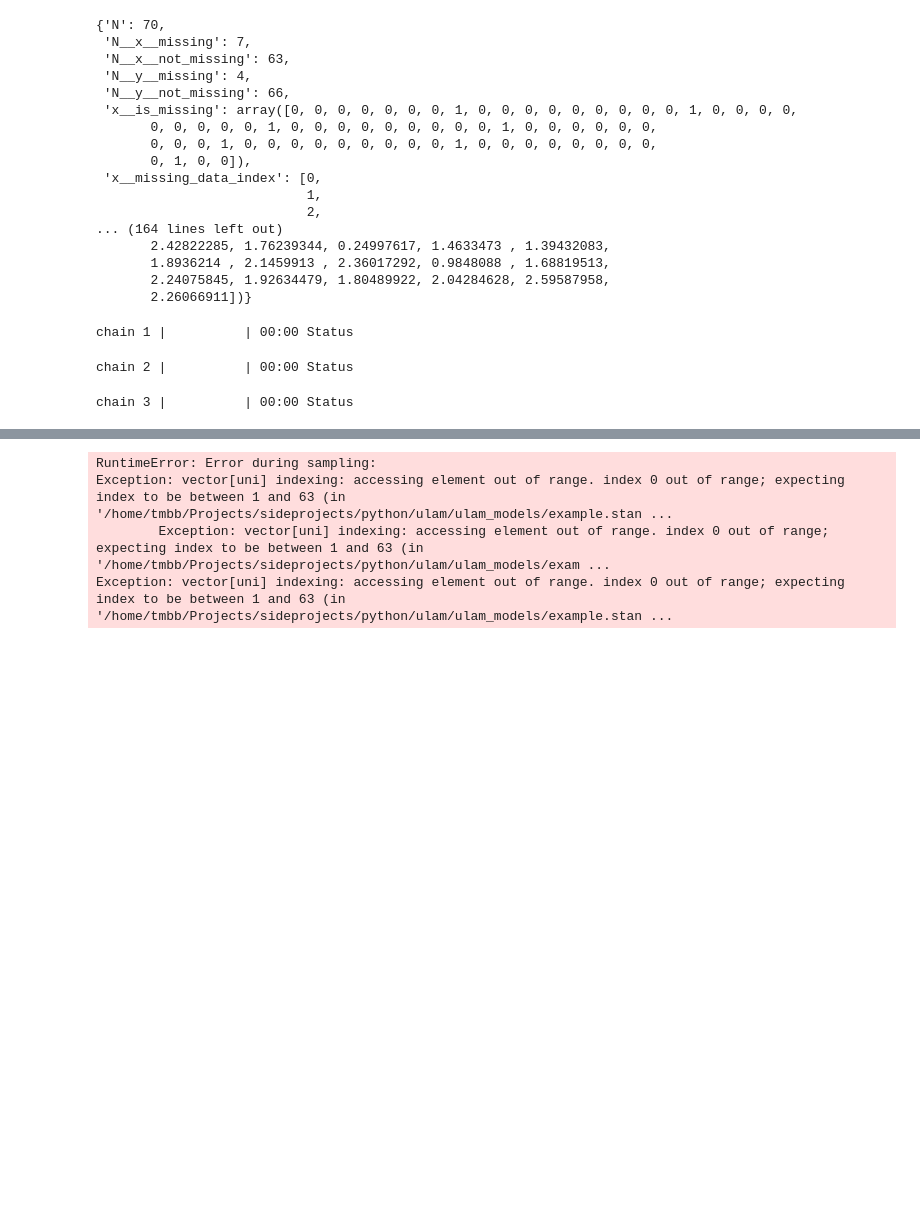
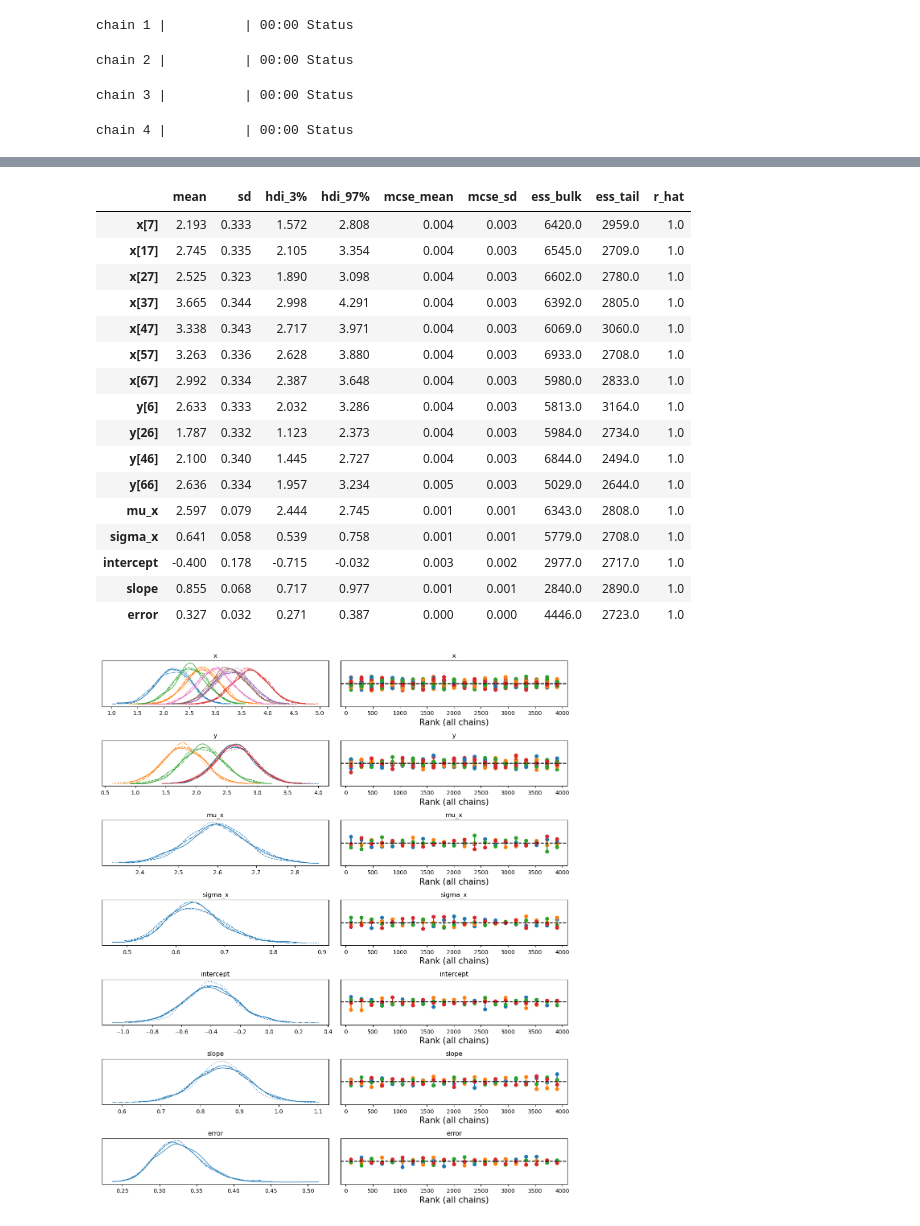
Before and after one commit to tmbb/ulam, a Jupyter notebook: ulam.ipynb, the cells around one changed output, grey strips where cells are left out. Saved outputs shown, nothing was run; the diff lists cells and outputs as text; code cells hidden in the pictures; blank space fills up the shorter version.

```diff
--- a/ulam.ipynb
+++ b/ulam.ipynb
@@ -11,6 +14,9 @@ with UlamModel(stan_file="ulam_models/example.stan") as u:
     y = u.data('y', u.vector(N), missing_data=True)
 
     # Should go to the parameters block
+    mu_x = u.parameter('mu_x', u.real())
+    sigma_x = u.parameter('sigma_x', u.real(lower=0.01))
+
     intercept = u.parameter('intercept', u.real())
     slope = u.parameter('slope', u.real())
     error = u.parameter('error', u.real(lower=0.01))
@@ -19,6 +25,7 @@ with UlamModel(stan_file="ulam_models/example.stan") as u:
     # from the analysis of the generated AST and form "type analysis" of
     # the variables
     for i in u.range('i', 1, N):
+        x[i] ^ u.Normal(mu_x, sigma_x)
         # Uppercase because in Ulam distributions are uppercase and functions are lowercase
         y[i] ^ u.Normal(x[i] * slope + intercept, error)
 # %% [output]
@@ -27,8 +34,8 @@ with UlamModel(stan_file="ulam_models/example.stan") as u:
 # %%
-from cmdstanpy import CmdStanModel
 import numpy
 import pandas
 import scipy.stats
+from matplotlib import pyplot
 
 slope = 0.89
 intercept = -0.5
@@ -41,9 +48,17 @@ y_full = scipy.stats.norm.rvs(size=N, loc=(x_full * slope + intercept), scale=er
 x = pandas.Series([(i % 5 == 2 and i % 2 == 1) and numpy.NaN or x_i for (i, x_i) in enumerate(x_full)])
 y = pandas.Series([(i % 4 == 2 and i % 5 == 1) and numpy.NaN or y_i for (i, y_i) in enumerate(y_full)])
 
-# y = scipy.stats.norm.rvs(size=N, loc=(x * slope + intercept), scale=error)
 data = dict(N=N, x=x, y=y)
 
 idata = u.sample(data=data)
-idata
+
+axes = arviz.plot_trace(
+    idata,
+    kind='rank_vlines'
+)
+
+fig = axes[0, 0].get_figure()
+fig.tight_layout()
+
+arviz.summary(idata)
 # %% [output]
@@ -51,20 +66,4 @@ idata
-{'N': 70,
- 'N__x__missing': 7,
- 'N__x__not_missing': 63,
- 'N__y__missing': 4,
- 'N__y__not_missing': 66,
- 'x__is_missing': array([0, 0, 0, 0, 0, 0, 0, 1, 0, 0, 0, 0, 0, 0, 0, 0, 0, 1, 0, 0, 0, 0,
-       0, 0, 0, 0, 0, 1, 0, 0, 0, 0, 0, 0, 0, 0, 0, 1, 0, 0, 0, 0, 0, 0,
-       0, 0, 0, 1, 0, 0, 0, 0, 0, 0, 0, 0, 0, 1, 0, 0, 0, 0, 0, 0, 0, 0,
-       0, 1, 0, 0]),
- 'x__missing_data_index': [0,
-                           1,
-                           2,
-... (164 lines left out)
-       2.42822285, 1.76239344, 0.24997617, 1.4633473 , 1.39432083,
-       1.8936214 , 2.1459913 , 2.36017292, 0.9848088 , 1.68819513,
-       2.24075845, 1.92634479, 1.80489922, 2.04284628, 2.59587958,
-       2.26066911])}
+chain 1 |          | 00:00 Status
-chain 1 |          | 00:00 Status
+chain 2 |          | 00:00 Status
-chain 2 |          | 00:00 Status
+chain 3 |          | 00:00 Status
-chain 3 |          | 00:00 Status
+chain 4 |          | 00:00 Status
@@ -77,4 +71,18 @@ chain 4 |          | 00:00 Status
-RuntimeError: Error during sampling:
-Exception: vector[uni] indexing: accessing element out of range. index 0 out of range; expecting index to be between 1 and 63 (in '/home/tmbb/Projects/sideprojects/python/ulam/ulam_models/example.stan ...
-        Exception: vector[uni] indexing: accessing element out of range. index 0 out of range; expecting index to be between 1 and 63 (in '/home/tmbb/Projects/sideprojects/python/ulam/ulam_models/exam ...
-Exception: vector[uni] indexing: accessing element out of range. index 0 out of range; expecting index to be between 1 and 63 (in '/home/tmbb/Projects/sideprojects/python/ulam/ulam_models/example.stan ...
+|  | mean | sd | hdi_3% | hdi_97% | mcse_mean | mcse_sd | ess_bulk | ess_tail | r_hat |
+| x[7] | 2.193 | 0.333 | 1.572 | 2.808 | 0.004 | 0.003 | 6420.0 | 2959.0 | 1.0 |
+| x[17] | 2.745 | 0.335 | 2.105 | 3.354 | 0.004 | 0.003 | 6545.0 | 2709.0 | 1.0 |
+| x[27] | 2.525 | 0.323 | 1.890 | 3.098 | 0.004 | 0.003 | 6602.0 | 2780.0 | 1.0 |
+| x[37] | 3.665 | 0.344 | 2.998 | 4.291 | 0.004 | 0.003 | 6392.0 | 2805.0 | 1.0 |
+| x[47] | 3.338 | 0.343 | 2.717 | 3.971 | 0.004 | 0.003 | 6069.0 | 3060.0 | 1.0 |
+| x[57] | 3.263 | 0.336 | 2.628 | 3.880 | 0.004 | 0.003 | 6933.0 | 2708.0 | 1.0 |
+| x[67] | 2.992 | 0.334 | 2.387 | 3.648 | 0.004 | 0.003 | 5980.0 | 2833.0 | 1.0 |
+| y[6] | 2.633 | 0.333 | 2.032 | 3.286 | 0.004 | 0.003 | 5813.0 | 3164.0 | 1.0 |
+| y[26] | 1.787 | 0.332 | 1.123 | 2.373 | 0.004 | 0.003 | 5984.0 | 2734.0 | 1.0 |
+| y[46] | 2.100 | 0.340 | 1.445 | 2.727 | 0.004 | 0.003 | 6844.0 | 2494.0 | 1.0 |
+| y[66] | 2.636 | 0.334 | 1.957 | 3.234 | 0.005 | 0.003 | 5029.0 | 2644.0 | 1.0 |
+| mu_x | 2.597 | 0.079 | 2.444 | 2.745 | 0.001 | 0.001 | 6343.0 | 2808.0 | 1.0 |
+| sigma_x | 0.641 | 0.058 | 0.539 | 0.758 | 0.001 | 0.001 | 5779.0 | 2708.0 | 1.0 |
+| intercept | -0.400 | 0.178 | -0.715 | -0.032 | 0.003 | 0.002 | 2977.0 | 2717.0 | 1.0 |
+| slope | 0.855 | 0.068 | 0.717 | 0.977 | 0.001 | 0.001 | 2840.0 | 2890.0 | 1.0 |
+| error | 0.327 | 0.032 | 0.271 | 0.387 | 0.000 | 0.000 | 4446.0 | 2723.0 | 1.0 |
+[figure, added]
```
Also changed, not shown: parts of 8 cells of this notebook, 7 other files.
